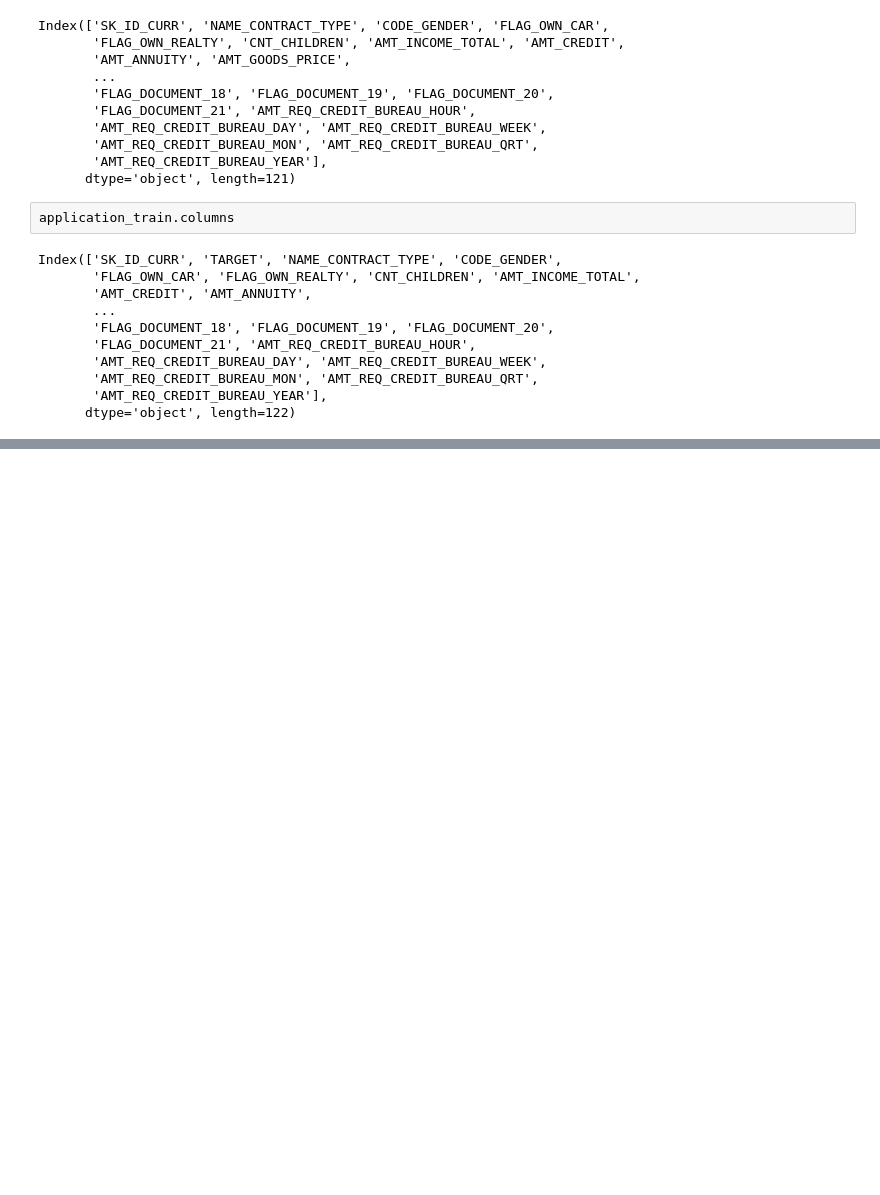
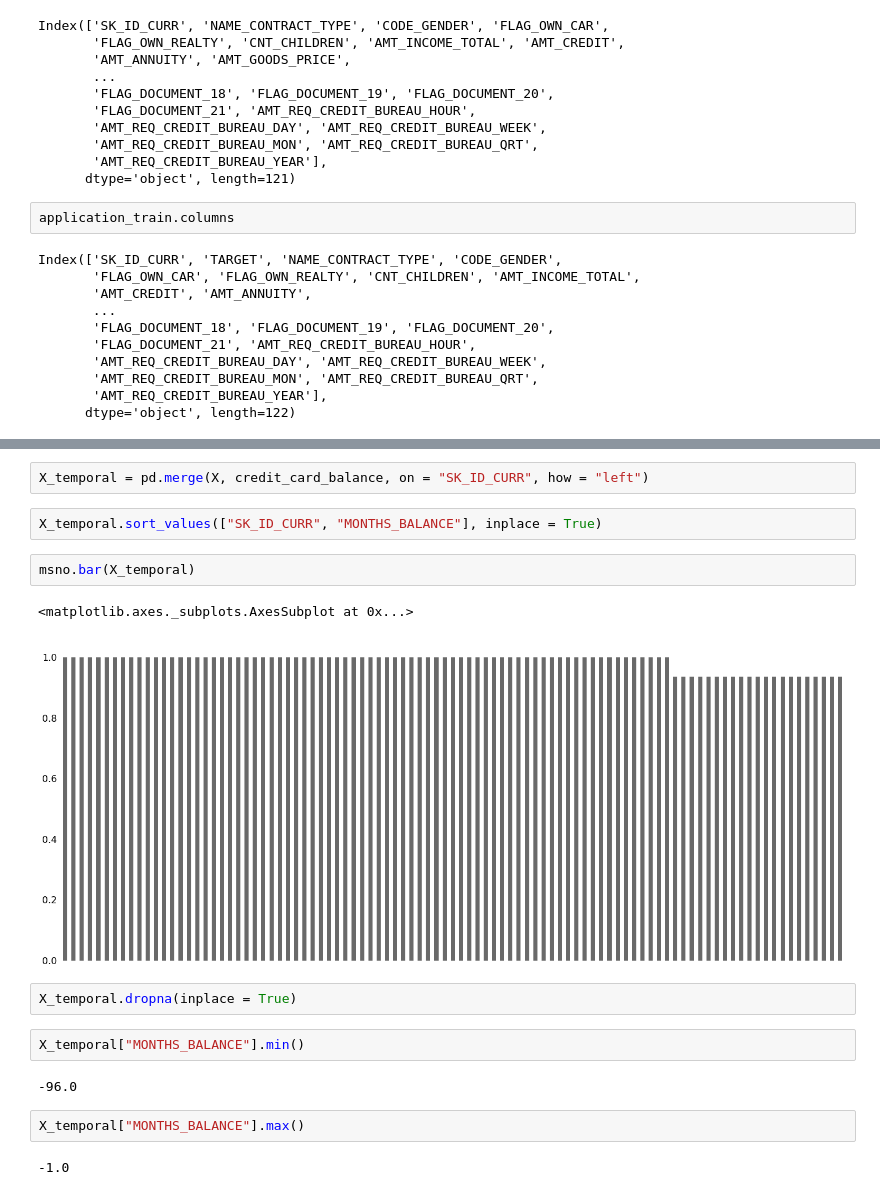
Before and after one commit to Anvil-Late/Default_risk_prediction, a Jupyter notebook: Projet 7.ipynb, the cells around one changed output, grey strips where cells are left out. Drawn from its saved outputs; the diff is of its cells as text; blank space fills up the shorter version.

```diff
--- a/Projet 7.ipynb
+++ b/Projet 7.ipynb
@@ -181,0 +341,19 @@ trainset(X).shape
+# %%
+X_temporal = pd.merge(X, credit_card_balance, on = "SK_ID_CURR", how = "left")
+# %%
+X_temporal.sort_values(["SK_ID_CURR", "MONTHS_BALANCE"], inplace = True)
+# %%
+msno.bar(X_temporal)
+# %% [output]
+<matplotlib.axes._subplots.AxesSubplot at 0x...>
+[figure, added]
+# %%
+X_temporal.dropna(inplace = True)
+# %%
+X_temporal["MONTHS_BALANCE"].min()
+# %% [output]
+-96.0
+# %%
+X_temporal["MONTHS_BALANCE"].max()
+# %% [output]
+-1.0
```
Also changed, not shown: parts of 53 cells of this notebook.
